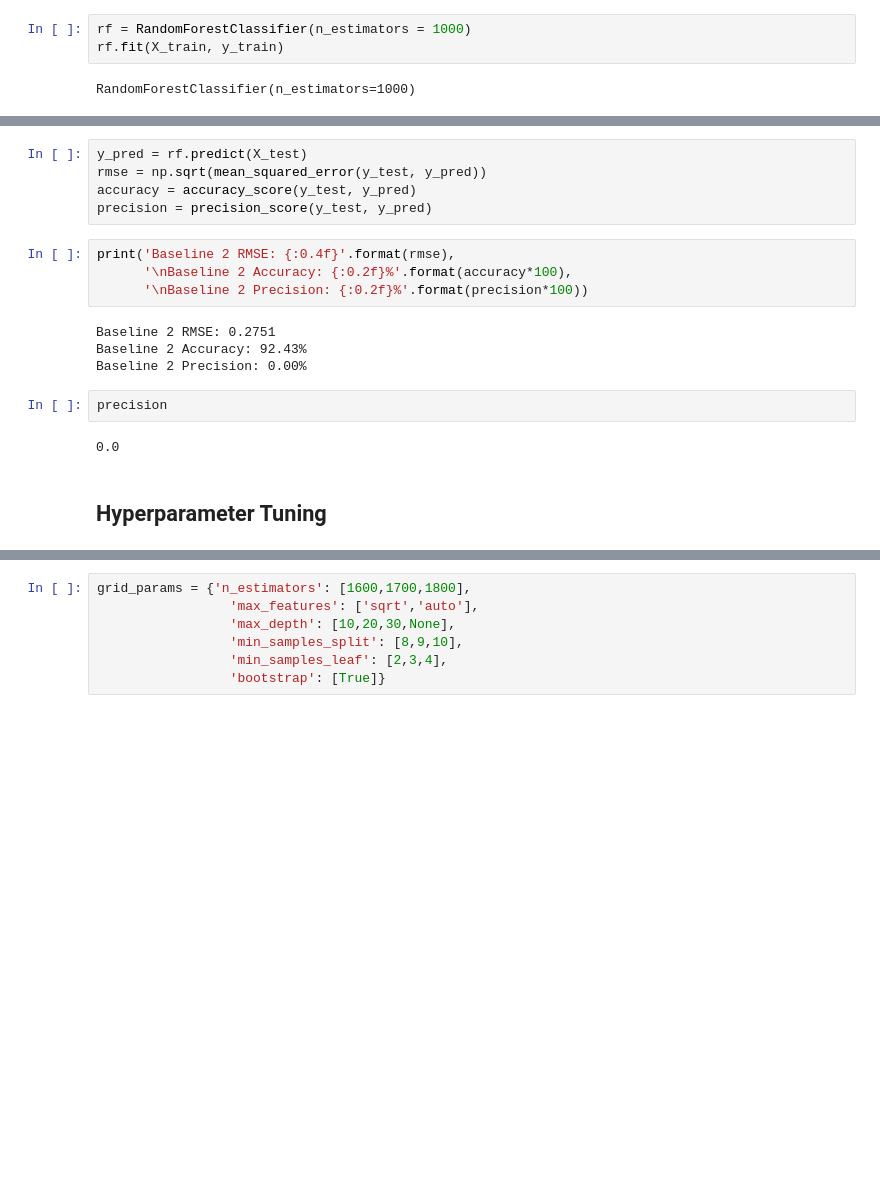
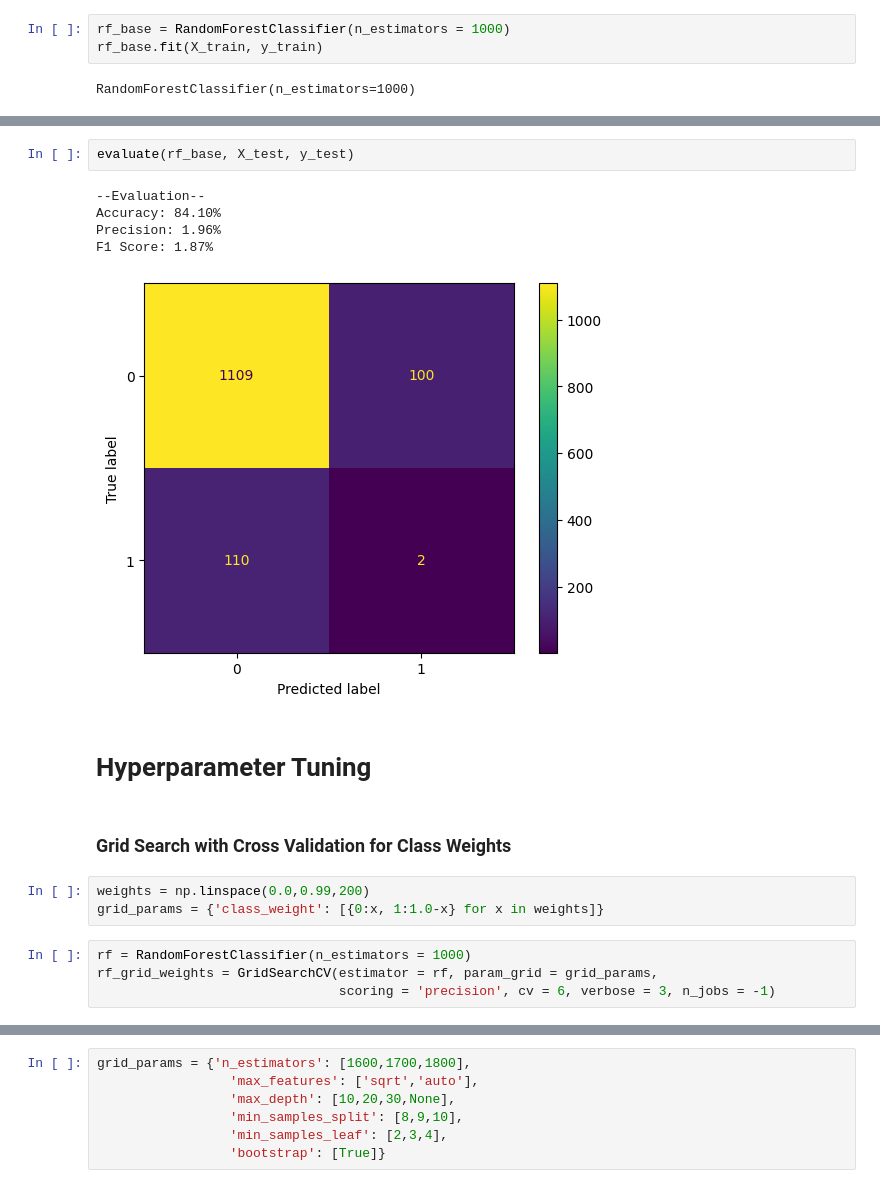
Before and after one commit to kac624/research, a Jupyter notebook: survivor/survivor_modelCalibration.ipynb, the cells around one changed output, grey strips where cells are left out. Drawn from its saved outputs; the diff is of its cells as text; blank space fills up the shorter version.

```diff
--- a/survivor/survivor_modelCalibration.ipynb
+++ b/survivor/survivor_modelCalibration.ipynb
@@ -69,5 +79,5 @@ Baseline Precision: 0.00%
 # %%
-rf = RandomForestClassifier(n_estimators = 1000)
-rf.fit(X_train, y_train)
+rf_base = RandomForestClassifier(n_estimators = 1000)
+rf_base.fit(X_train, y_train)
 # %% [output]
 RandomForestClassifier(n_estimators=1000)
@@ -74,19 +89,19 @@ RandomForestClassifier(n_estimators=1000)
 # %%
-y_pred = rf.predict(X_test)
-rmse = np.sqrt(mean_squared_error(y_test, y_pred))
-accuracy = accuracy_score(y_test, y_pred)
-precision = precision_score(y_test, y_pred)
+evaluate(rf_base, X_test, y_test)
+# %% [output]
+--Evaluation--
+Accuracy: 84.10%
+Precision: 1.96%
+F1 Score: 1.87%
+[figure, added]
-# %%
-print('Baseline 2 RMSE: {:0.4f}'.format(rmse),
-      '\nBaseline 2 Accuracy: {:0.2f}%'.format(accuracy*100),
-      '\nBaseline 2 Precision: {:0.2f}%'.format(precision*100))
-# %% [output]
-Baseline 2 RMSE: 0.2751
-Baseline 2 Accuracy: 92.43%
-Baseline 2 Precision: 0.00%
-# %%
-precision
-# %% [output]
-0.0
 # %% [markdown]
-## Hyperparameter Tuning
+# Hyperparameter Tuning
+# %% [markdown]
+### Grid Search with Cross Validation for Class Weights
+# %%
+weights = np.linspace(0.0,0.99,200)
+grid_params = {'class_weight': [{0:x, 1:1.0-x} for x in weights]}
+# %%
+rf = RandomForestClassifier(n_estimators = 1000)
+rf_grid_weights = GridSearchCV(estimator = rf, param_grid = grid_params,
+                               scoring = 'precision', cv = 6, verbose = 3, n_jobs = -1)
```
Also changed, not shown: parts of 34 cells of this notebook, 1 other file.
